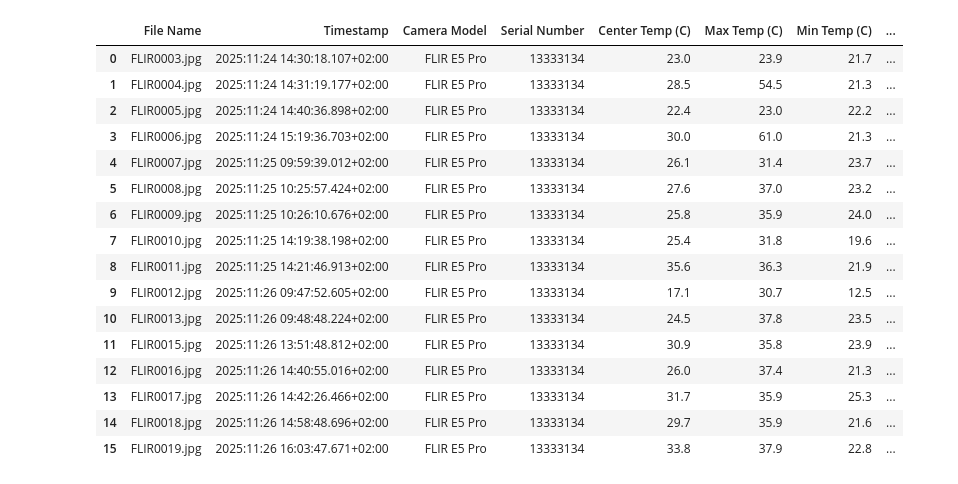
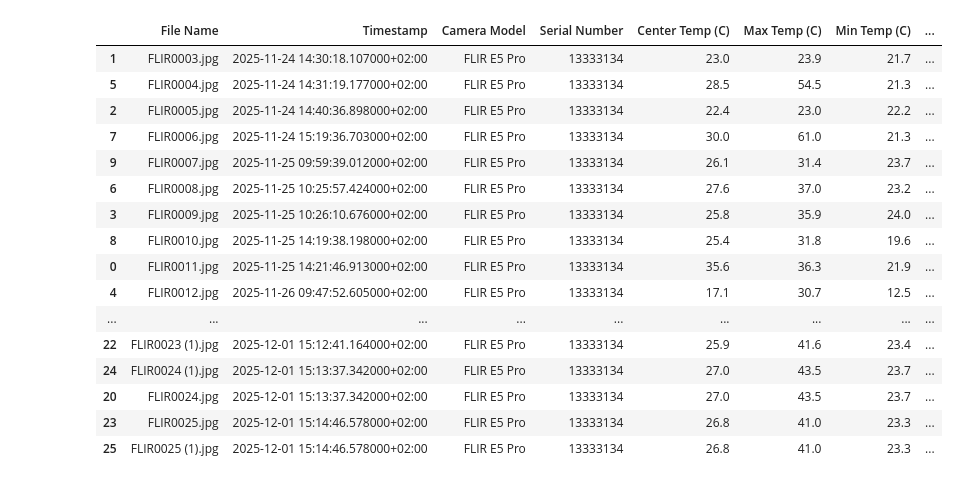
Before and after one commit to Mazen6999/Flir-e5-pro-project, a Jupyter notebook: image extraction/flir ignite sync/CloudToCSV.ipynb, the cells around one changed output. Drawn from its saved outputs; the diff is of its cells as text; code cells hidden in the pictures.

```diff
--- a/image extraction/flir ignite sync/CloudToCSV.ipynb
+++ b/image extraction/flir ignite sync/CloudToCSV.ipynb
@@ -207,24 +253,42 @@ Done! Added 2 new records.
 # %%
-################################################### MAZEN  - DataFrame Viewer ##################################################
 import pandas as pd
 
+# 1. Read the file
 df = pd.read_csv("Thermal_Data_Log.csv")
-df
+
+# --- THE FIX ---
+# ExifTool gives dates like "2025:12:01". Pandas prefers "2025-12-01".
+# We use Regex to replace the first two colons with dashes.
+df['Timestamp'] = df['Timestamp'].astype(str).str.replace(
+    r'^(\d{4}):(\d{2}):(\d{2})',
+    r'\1-\2-\3',
+    regex=True
+)
+
+# 3. Convert to Datetime
+# 'errors="coerce"' ensures that if one specific row is corrupt,
+# it turns into NaT (Not a Time) instead of crashing the whole script.
+df['Timestamp'] = pd.to_datetime(df['Timestamp'], errors='coerce')
+
+# 4. Sort (Oldest first)
+df_sorted = df.sort_values(by='Timestamp', ascending=True)
+
+df_sorted
 # %% [output]
 |  | File Name | Timestamp | Camera Model | Serial Number | Center Temp (C) | Max Temp (C) | Min Temp (C) | ... |
-| 0 | FLIR0003.jpg | 2025:11:24 14:30:18.107+02:00 | FLIR E5 Pro | 13333134 | 23.0 | 23.9 | 21.7 | ... |
-| 1 | FLIR0004.jpg | 2025:11:24 14:31:19.177+02:00 | FLIR E5 Pro | 13333134 | 28.5 | 54.5 | 21.3 | ... |
-| 2 | FLIR0005.jpg | 2025:11:24 14:40:36.898+02:00 | FLIR E5 Pro | 13333134 | 22.4 | 23.0 | 22.2 | ... |
-| 3 | FLIR0006.jpg | 2025:11:24 15:19:36.703+02:00 | FLIR E5 Pro | 13333134 | 30.0 | 61.0 | 21.3 | ... |
-| 4 | FLIR0007.jpg | 2025:11:25 09:59:39.012+02:00 | FLIR E5 Pro | 13333134 | 26.1 | 31.4 | 23.7 | ... |
-| 5 | FLIR0008.jpg | 2025:11:25 10:25:57.424+02:00 | FLIR E5 Pro | 13333134 | 27.6 | 37.0 | 23.2 | ... |
-| 6 | FLIR0009.jpg | 2025:11:25 10:26:10.676+02:00 | FLIR E5 Pro | 13333134 | 25.8 | 35.9 | 24.0 | ... |
-| 7 | FLIR0010.jpg | 2025:11:25 14:19:38.198+02:00 | FLIR E5 Pro | 13333134 | 25.4 | 31.8 | 19.6 | ... |
-| 8 | FLIR0011.jpg | 2025:11:25 14:21:46.913+02:00 | FLIR E5 Pro | 13333134 | 35.6 | 36.3 | 21.9 | ... |
-| 9 | FLIR0012.jpg | 2025:11:26 09:47:52.605+02:00 | FLIR E5 Pro | 13333134 | 17.1 | 30.7 | 12.5 | ... |
-| 10 | FLIR0013.jpg | 2025:11:26 09:48:48.224+02:00 | FLIR E5 Pro | 13333134 | 24.5 | 37.8 | 23.5 | ... |
-| 11 | FLIR0015.jpg | 2025:11:26 13:51:48.812+02:00 | FLIR E5 Pro | 13333134 | 30.9 | 35.8 | 23.9 | ... |
-| 12 | FLIR0016.jpg | 2025:11:26 14:40:55.016+02:00 | FLIR E5 Pro | 13333134 | 26.0 | 37.4 | 21.3 | ... |
-| 13 | FLIR0017.jpg | 2025:11:26 14:42:26.466+02:00 | FLIR E5 Pro | 13333134 | 31.7 | 35.9 | 25.3 | ... |
-| 14 | FLIR0018.jpg | 2025:11:26 14:58:48.696+02:00 | FLIR E5 Pro | 13333134 | 29.7 | 35.9 | 21.6 | ... |
-| 15 | FLIR0019.jpg | 2025:11:26 16:03:47.671+02:00 | FLIR E5 Pro | 13333134 | 33.8 | 37.9 | 22.8 | ... |
+| 1 | FLIR0003.jpg | 2025-11-24 14:30:18.107000+02:00 | FLIR E5 Pro | 13333134 | 23.0 | 23.9 | 21.7 | ... |
+| 5 | FLIR0004.jpg | 2025-11-24 14:31:19.177000+02:00 | FLIR E5 Pro | 13333134 | 28.5 | 54.5 | 21.3 | ... |
+| 2 | FLIR0005.jpg | 2025-11-24 14:40:36.898000+02:00 | FLIR E5 Pro | 13333134 | 22.4 | 23.0 | 22.2 | ... |
+| 7 | FLIR0006.jpg | 2025-11-24 15:19:36.703000+02:00 | FLIR E5 Pro | 13333134 | 30.0 | 61.0 | 21.3 | ... |
+| 9 | FLIR0007.jpg | 2025-11-25 09:59:39.012000+02:00 | FLIR E5 Pro | 13333134 | 26.1 | 31.4 | 23.7 | ... |
+| 6 | FLIR0008.jpg | 2025-11-25 10:25:57.424000+02:00 | FLIR E5 Pro | 13333134 | 27.6 | 37.0 | 23.2 | ... |
+| 3 | FLIR0009.jpg | 2025-11-25 10:26:10.676000+02:00 | FLIR E5 Pro | 13333134 | 25.8 | 35.9 | 24.0 | ... |
+| 8 | FLIR0010.jpg | 2025-11-25 14:19:38.198000+02:00 | FLIR E5 Pro | 13333134 | 25.4 | 31.8 | 19.6 | ... |
+| 0 | FLIR0011.jpg | 2025-11-25 14:21:46.913000+02:00 | FLIR E5 Pro | 13333134 | 35.6 | 36.3 | 21.9 | ... |
+| 4 | FLIR0012.jpg | 2025-11-26 09:47:52.605000+02:00 | FLIR E5 Pro | 13333134 | 17.1 | 30.7 | 12.5 | ... |
+| ... | ... | ... | ... | ... | ... | ... | ... | ... |
+| 22 | FLIR0023 (1).jpg | 2025-12-01 15:12:41.164000+02:00 | FLIR E5 Pro | 13333134 | 25.9 | 41.6 | 23.4 | ... |
+| 24 | FLIR0024 (1).jpg | 2025-12-01 15:13:37.342000+02:00 | FLIR E5 Pro | 13333134 | 27.0 | 43.5 | 23.7 | ... |
+| 20 | FLIR0024.jpg | 2025-12-01 15:13:37.342000+02:00 | FLIR E5 Pro | 13333134 | 27.0 | 43.5 | 23.7 | ... |
+| 23 | FLIR0025.jpg | 2025-12-01 15:14:46.578000+02:00 | FLIR E5 Pro | 13333134 | 26.8 | 41.0 | 23.3 | ... |
+| 25 | FLIR0025 (1).jpg | 2025-12-01 15:14:46.578000+02:00 | FLIR E5 Pro | 13333134 | 26.8 | 41.0 | 23.3 | ... |
```
Also changed, not shown: parts of 2 cells of this notebook, 13 other files.
